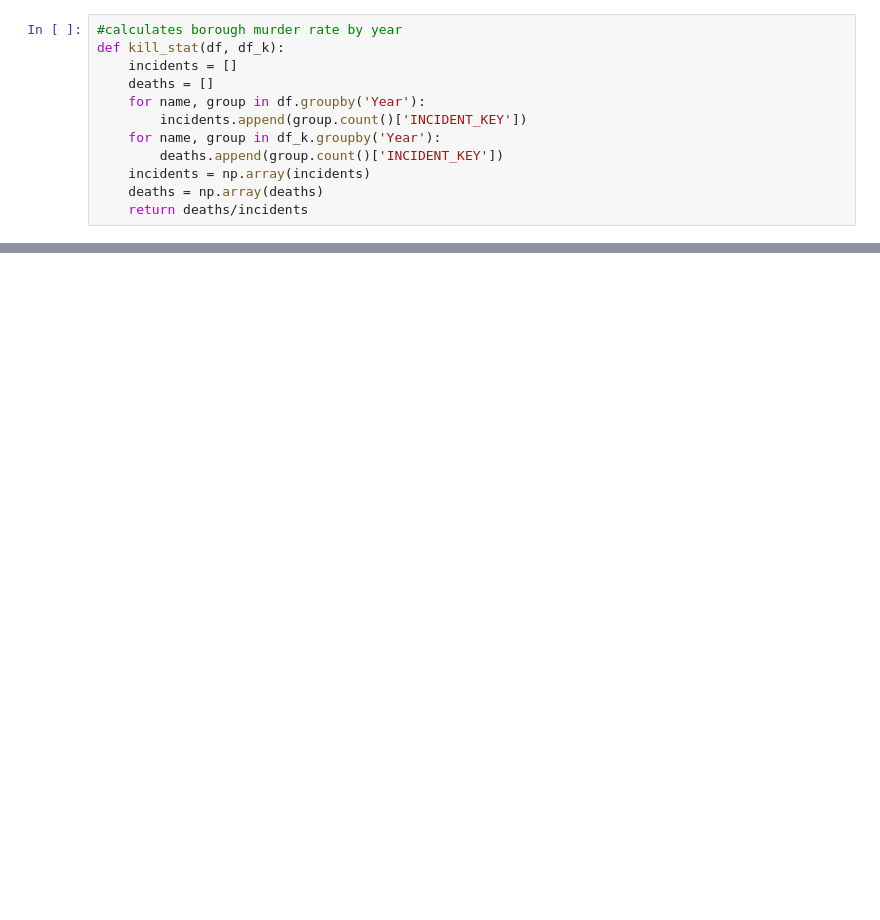
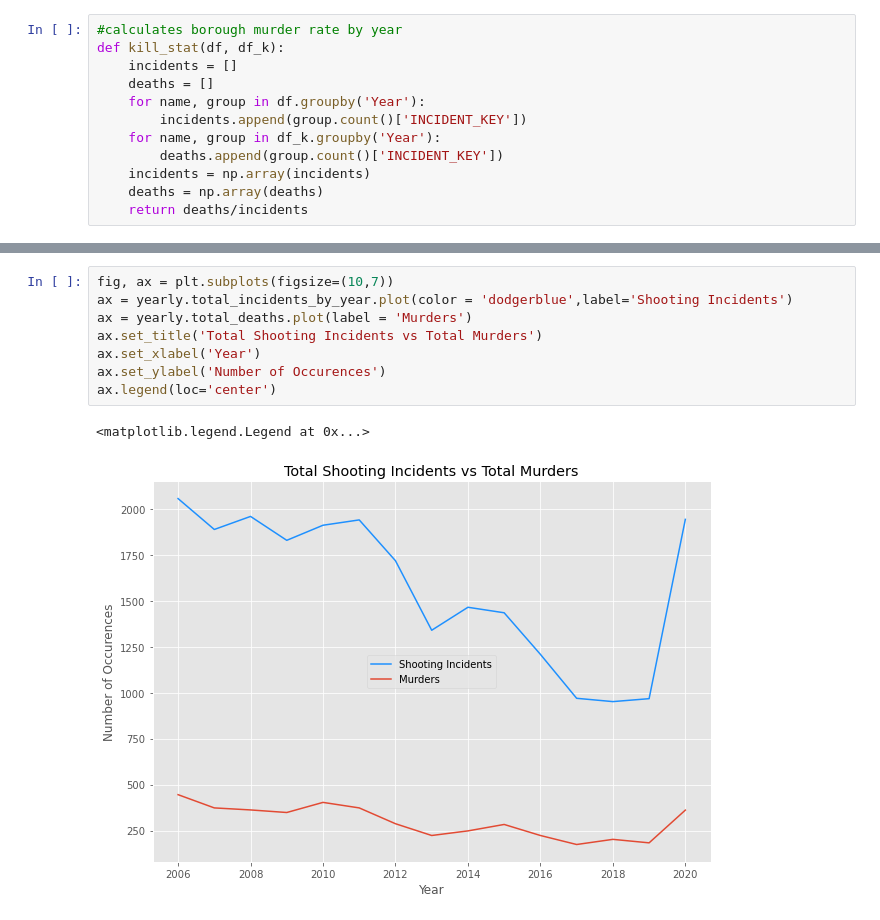
Before and after one commit to sashasabater/nyc-gun-violence, a Jupyter notebook: notebooks/nypd.ipynb, the cells around one changed output, grey strips where cells are left out. Drawn from its saved outputs; the diff is of its cells as text; blank space fills up the shorter version.

```diff
--- a/notebooks/nypd.ipynb
+++ b/notebooks/nypd.ipynb
@@ -241,0 +312,11 @@ def dict_to_series(dct):
+# %%
+fig, ax = plt.subplots(figsize=(10,7))
+ax = yearly.total_incidents_by_year.plot(color = 'dodgerblue',label='Shooting Incidents')
+ax = yearly.total_deaths.plot(label = 'Murders')
+ax.set_title('Total Shooting Incidents vs Total Murders')
+ax.set_xlabel('Year')
+ax.set_ylabel('Number of Occurences')
+ax.legend(loc='center')
+# %% [output]
+<matplotlib.legend.Legend at 0x...>
+[figure, added]
```
Also changed, not shown: parts of 14 cells of this notebook, 5 other files.
